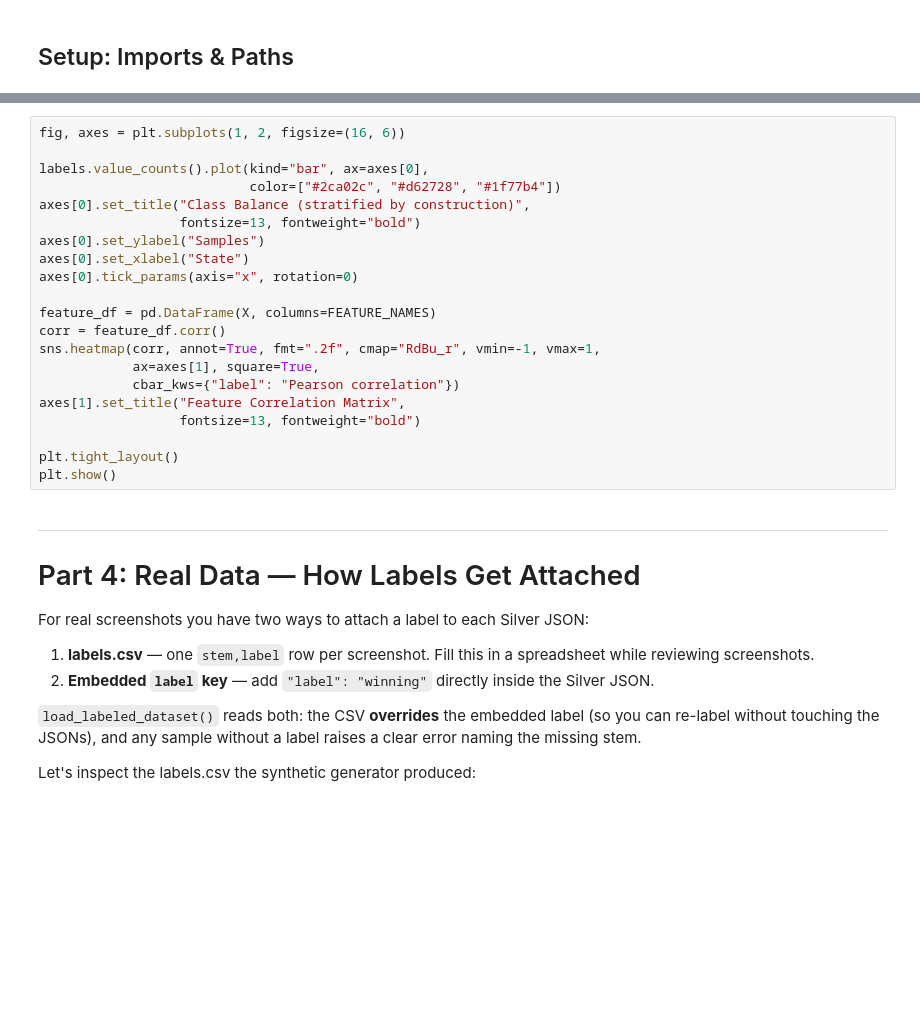
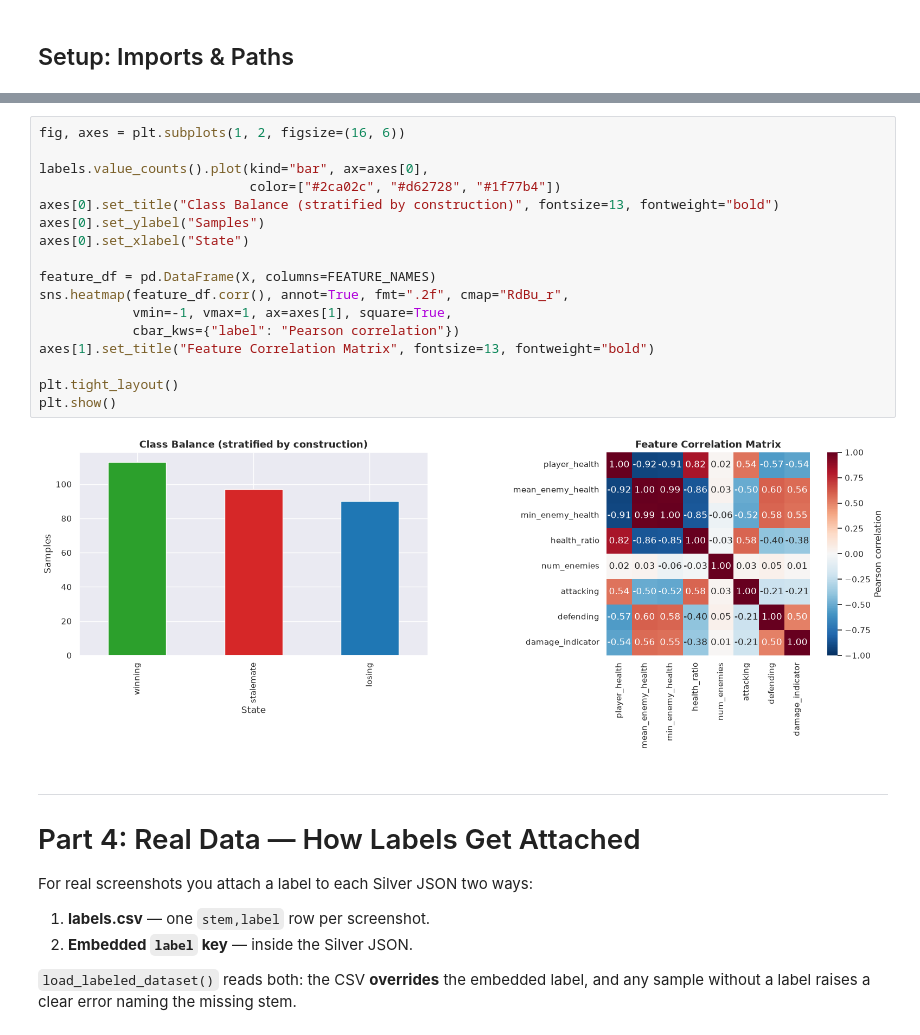
Before and after one commit to Beary346/Game-State-Vision-Predictor, a Jupyter notebook: notebooks/03_gold_modeling.ipynb, the cells around one changed output, grey strips where cells are left out. Cells and saved outputs as stored; diff of their text form; blank space fills up the shorter version.

```diff
--- a/notebooks/03_gold_modeling.ipynb
+++ b/notebooks/03_gold_modeling.ipynb
@@ -185,41 +202,33 @@ print(labels.value_counts().to_string())
 # %%
 fig, axes = plt.subplots(1, 2, figsize=(16, 6))
 
 labels.value_counts().plot(kind="bar", ax=axes[0],
                            color=["#2ca02c", "#d62728", "#1f77b4"])
-axes[0].set_title("Class Balance (stratified by construction)",
-                  fontsize=13, fontweight="bold")
+axes[0].set_title("Class Balance (stratified by construction)", fontsize=13, fontweight="bold")
 axes[0].set_ylabel("Samples")
 axes[0].set_xlabel("State")
-axes[0].tick_params(axis="x", rotation=0)
 
 feature_df = pd.DataFrame(X, columns=FEATURE_NAMES)
-corr = feature_df.corr()
-sns.heatmap(corr, annot=True, fmt=".2f", cmap="RdBu_r", vmin=-1, vmax=1,
-            ax=axes[1], square=True,
+sns.heatmap(feature_df.corr(), annot=True, fmt=".2f", cmap="RdBu_r",
+            vmin=-1, vmax=1, ax=axes[1], square=True,
             cbar_kws={"label": "Pearson correlation"})
-axes[1].set_title("Feature Correlation Matrix",
-                  fontsize=13, fontweight="bold")
+axes[1].set_title("Feature Correlation Matrix", fontsize=13, fontweight="bold")
 
 plt.tight_layout()
 plt.show()
+# %% [output]
+[figure, added]
 # %% [markdown]
 ---
-
 # Part 4: Real Data — How Labels Get Attached
 
-For real screenshots you have two ways to attach a label to each Silver JSON:
+For real screenshots you attach a label to each Silver JSON two ways:
 
-1. **labels.csv** — one `stem,label` row per screenshot. Fill this in a
-   spreadsheet while reviewing screenshots.
-2. **Embedded `label` key** — add `"label": "winning"` directly inside the
-   Silver JSON.
+1. **labels.csv** — one `stem,label` row per screenshot.
+2. **Embedded `label` key** — inside the Silver JSON.
 
-`load_labeled_dataset()` reads both: the CSV **overrides** the embedded label
-(so you can re-label without touching the JSONs), and any sample without a
-label raises a clear error naming the missing stem.
-
-Let's inspect the labels.csv the synthetic generator produced:
+`load_labeled_dataset()` reads both: the CSV **overrides** the embedded label,
+and any sample without a label raises a clear error naming the missing stem.
 # %%
 labels_csv = Path(dataset_root) / "labels.csv"
 print(pd.read_csv(labels_csv).head(8).to_string(index=False))
```
Also changed, not shown: parts of 36 cells of this notebook, 10 other files.
